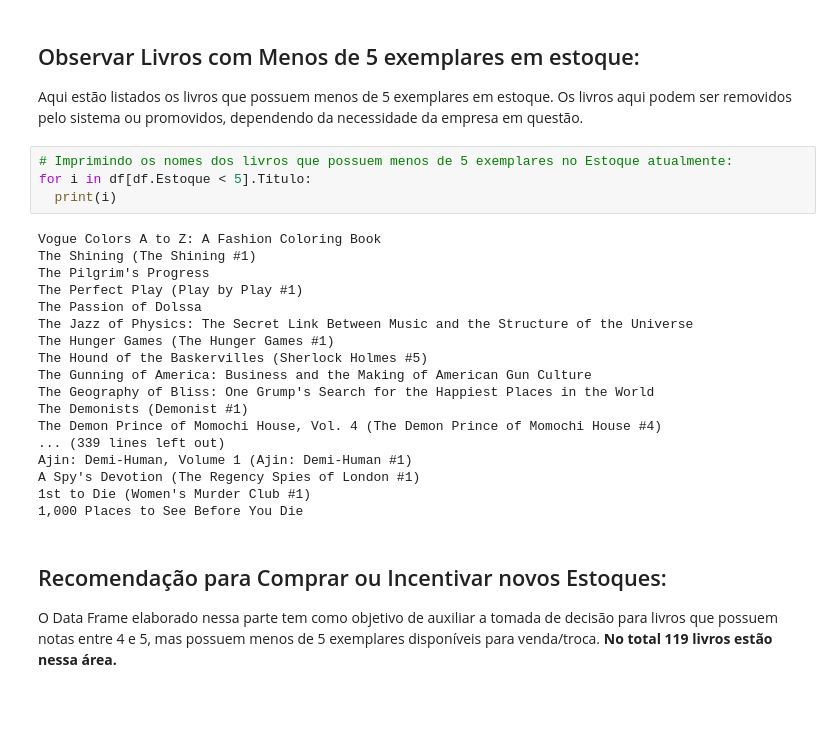
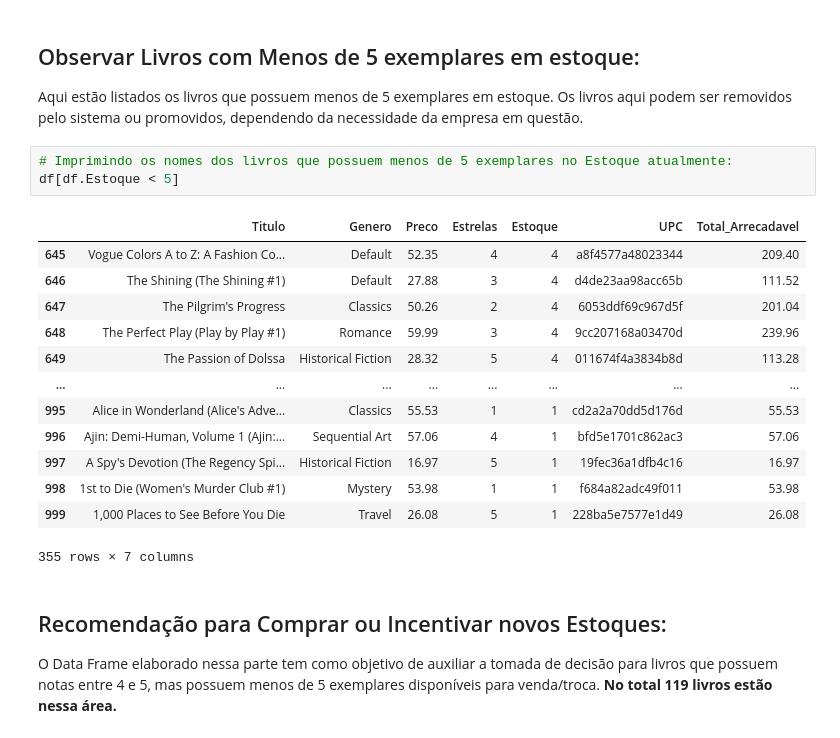
Before and after one commit to GabrielTrentino/WebScraping, a Jupyter notebook: 01-BooksToScrape/Books_To_Scrape.ipynb, the cells around one changed output. Cells and saved outputs as stored; diff of their text form; blank space fills up the shorter version.

```diff
--- a/01-BooksToScrape/Books_To_Scrape.ipynb
+++ b/01-BooksToScrape/Books_To_Scrape.ipynb
@@ -337,26 +337,21 @@ Finalizando a Análise desse Data Set, é necessário criar as possíveis recome
 Aqui estão listados os livros que possuem menos de 5 exemplares em estoque. Os livros aqui podem ser removidos pelo sistema ou promovidos, dependendo da necessidade da empresa em questão.
 # %%
 # Imprimindo os nomes dos livros que possuem menos de 5 exemplares no Estoque atualmente:
-for i in df[df.Estoque < 5].Titulo:
-  print(i)
+df[df.Estoque < 5]
 # %% [output]
+|  | Titulo | Genero | Preco | Estrelas | Estoque | UPC | Total_Arrecadavel |
+| 645 | Vogue Colors A to Z: A Fashion Co... | Default | 52.35 | 4 | 4 | a8f4577a48023344 | 209.40 |
+| 646 | The Shining (The Shining #1) | Default | 27.88 | 3 | 4 | d4de23aa98acc65b | 111.52 |
+| 647 | The Pilgrim's Progress | Classics | 50.26 | 2 | 4 | 6053ddf69c967d5f | 201.04 |
+| 648 | The Perfect Play (Play by Play #1) | Romance | 59.99 | 3 | 4 | 9cc207168a03470d | 239.96 |
+| 649 | The Passion of Dolssa | Historical Fiction | 28.32 | 5 | 4 | 011674f4a3834b8d | 113.28 |
+| ... | ... | ... | ... | ... | ... | ... | ... |
+| 995 | Alice in Wonderland (Alice's Adve... | Classics | 55.53 | 1 | 1 | cd2a2a70dd5d176d | 55.53 |
+| 996 | Ajin: Demi-Human, Volume 1 (Ajin:... | Sequential Art | 57.06 | 4 | 1 | bfd5e1701c862ac3 | 57.06 |
+| 997 | A Spy's Devotion (The Regency Spi... | Historical Fiction | 16.97 | 5 | 1 | 19fec36a1dfb4c16 | 16.97 |
+| 998 | 1st to Die (Women's Murder Club #1) | Mystery | 53.98 | 1 | 1 | f684a82adc49f011 | 53.98 |
+| 999 | 1,000 Places to See Before You Die | Travel | 26.08 | 5 | 1 | 228ba5e7577e1d49 | 26.08 |
-Vogue Colors A to Z: A Fashion Coloring Book
-The Shining (The Shining #1)
-The Pilgrim's Progress
-The Perfect Play (Play by Play #1)
-The Passion of Dolssa
-The Jazz of Physics: The Secret Link Between Music and the Structure of the Universe
-The Hunger Games (The Hunger Games #1)
-The Hound of the Baskervilles (Sherlock Holmes #5)
-The Gunning of America: Business and the Making of American Gun Culture
-The Geography of Bliss: One Grump's Search for the Happiest Places in the World
-The Demonists (Demonist #1)
-The Demon Prince of Momochi House, Vol. 4 (The Demon Prince of Momochi House #4)
-... (339 lines left out)
-Ajin: Demi-Human, Volume 1 (Ajin: Demi-Human #1)
-A Spy's Devotion (The Regency Spies of London #1)
-1st to Die (Women's Murder Club #1)
-1,000 Places to See Before You Die
+355 rows × 7 columns
 # %% [markdown]
 ## Recomendação para Comprar ou Incentivar novos Estoques:
 
```
